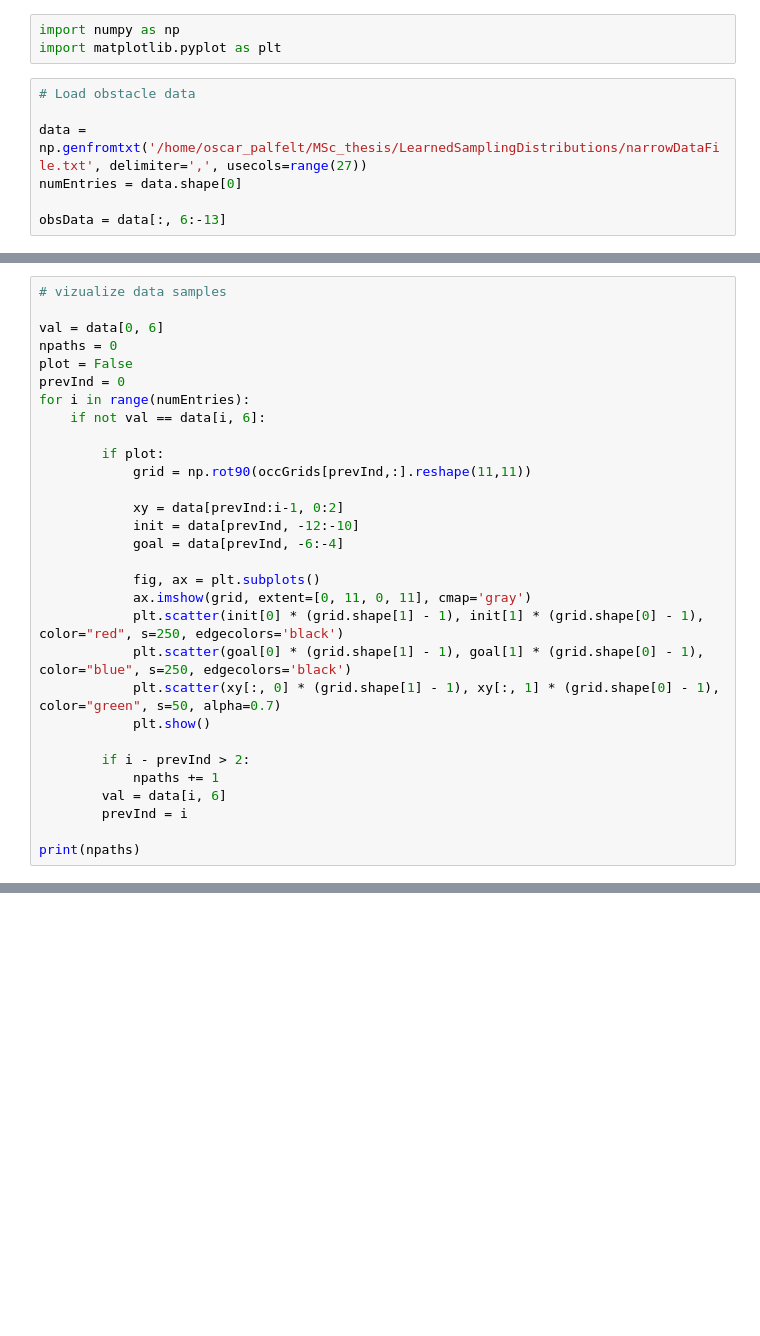
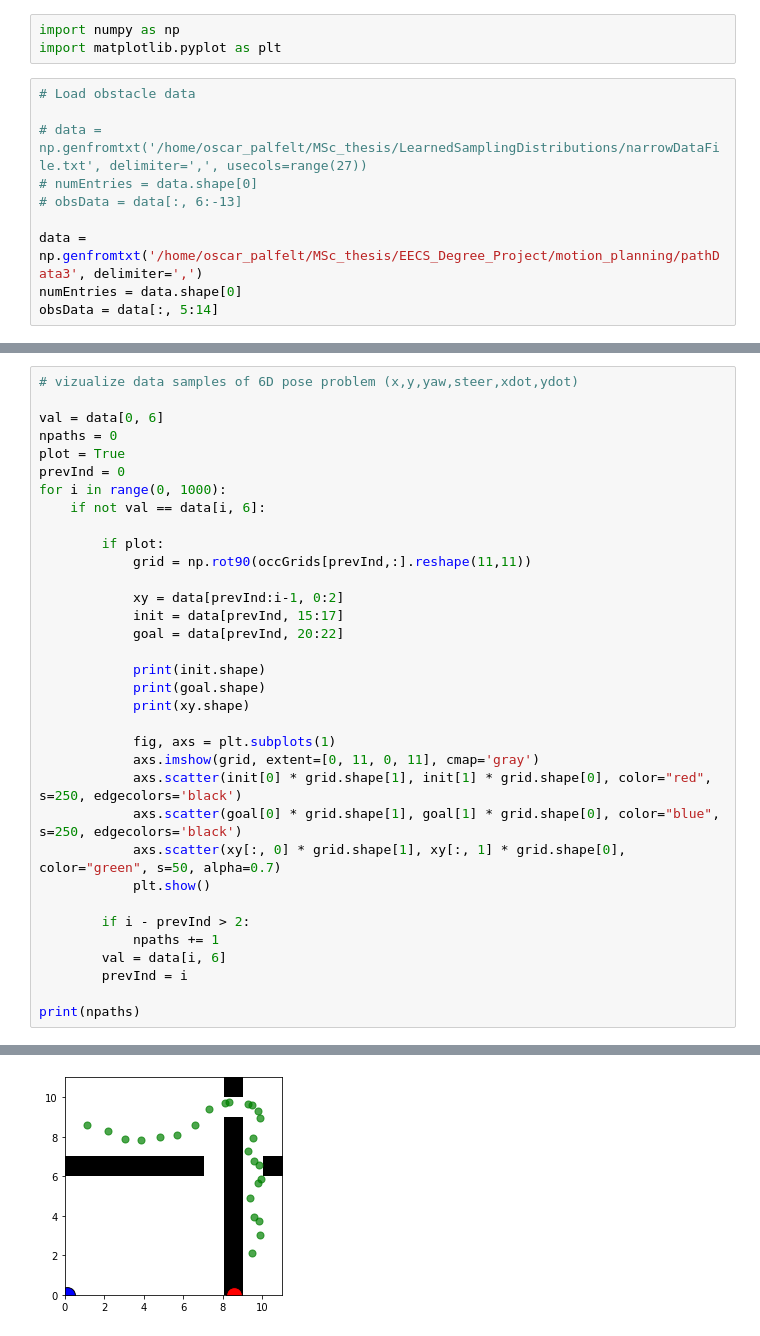
Before and after one commit to palfelt/EECS_Degree_Project, a Jupyter notebook: motion_planning/vizdata.ipynb, the cells around one changed output, grey strips where cells are left out. Cells and saved outputs as stored; diff of their text form; blank space fills up the shorter version.

```diff
--- a/motion_planning/vizdata.ipynb
+++ b/motion_planning/vizdata.ipynb
@@ -4,10 +4,13 @@ import matplotlib.pyplot as plt
 # %%
 # Load obstacle data
 
-data = np.genfromtxt('/home/oscar_palfelt/MSc_thesis/LearnedSamplingDistributions/narrowDataFile.txt', delimiter=',', usecols=range(27))
+# data = np.genfromtxt('/home/oscar_palfelt/MSc_thesis/LearnedSamplingDistributions/narrowDataFile.txt', delimiter=',', usecols=range(27))
+# numEntries = data.shape[0]
+# obsData = data[:, 6:-13]
+
+data = np.genfromtxt('/home/oscar_palfelt/MSc_thesis/EECS_Degree_Project/motion_planning/pathData3', delimiter=',')
 numEntries = data.shape[0]
-
-obsData = data[:, 6:-13]
+obsData = data[:, 5:14]
 # %%
 # Generate occupancy grid
 def isSampleFree(sample, obs):
@@ -77,25 +76,29 @@ Iter: 80000
 # %%
-# vizualize data samples
+# vizualize data samples of 6D pose problem (x,y,yaw,steer,xdot,ydot)
 
 val = data[0, 6]
 npaths = 0
-plot = False
+plot = True
 prevInd = 0
-for i in range(numEntries):
+for i in range(0, 1000):
     if not val == data[i, 6]:
 
         if plot:
             grid = np.rot90(occGrids[prevInd,:].reshape(11,11))
 
             xy = data[prevInd:i-1, 0:2]
-            init = data[prevInd, -12:-10]
-            goal = data[prevInd, -6:-4]
+            init = data[prevInd, 15:17]
+            goal = data[prevInd, 20:22]
 
-            fig, ax = plt.subplots()
-            ax.imshow(grid, extent=[0, 11, 0, 11], cmap='gray')
-            plt.scatter(init[0] * (grid.shape[1] - 1), init[1] * (grid.shape[0] - 1), color="red", s=250, edgecolors='black')
-            plt.scatter(goal[0] * (grid.shape[1] - 1), goal[1] * (grid.shape[0] - 1), color="blue", s=250, edgecolors='black')
-            plt.scatter(xy[:, 0] * (grid.shape[1] - 1), xy[:, 1] * (grid.shape[0] - 1), color="green", s=50, alpha=0.7)
+            print(init.shape)
+            print(goal.shape)
+            print(xy.shape)
+
+            fig, axs = plt.subplots(1)
+            axs.imshow(grid, extent=[0, 11, 0, 11], cmap='gray')
+            axs.scatter(init[0] * grid.shape[1], init[1] * grid.shape[0], color="red", s=250, edgecolors='black')
+            axs.scatter(goal[0] * grid.shape[1], goal[1] * grid.shape[0], color="blue", s=250, edgecolors='black')
+            axs.scatter(xy[:, 0] * grid.shape[1], xy[:, 1] * grid.shape[0], color="green", s=50, alpha=0.7)
             plt.show()
 
         if i - prevInd > 2:
@@ -108,0 +114 @@ print(npaths)
+[figure, added]
```
Also changed, not shown: parts of 3 cells of this notebook, 17 other files.
